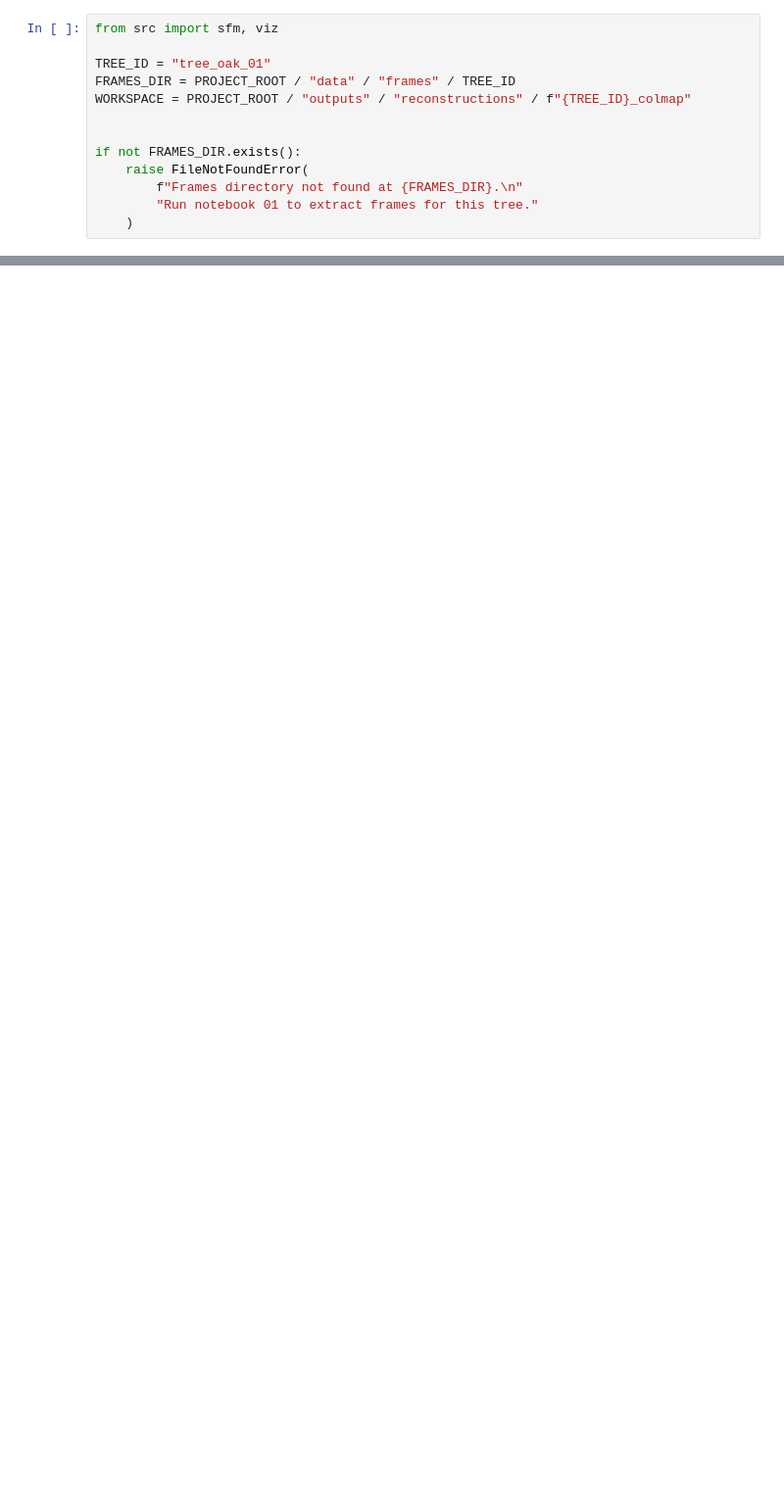
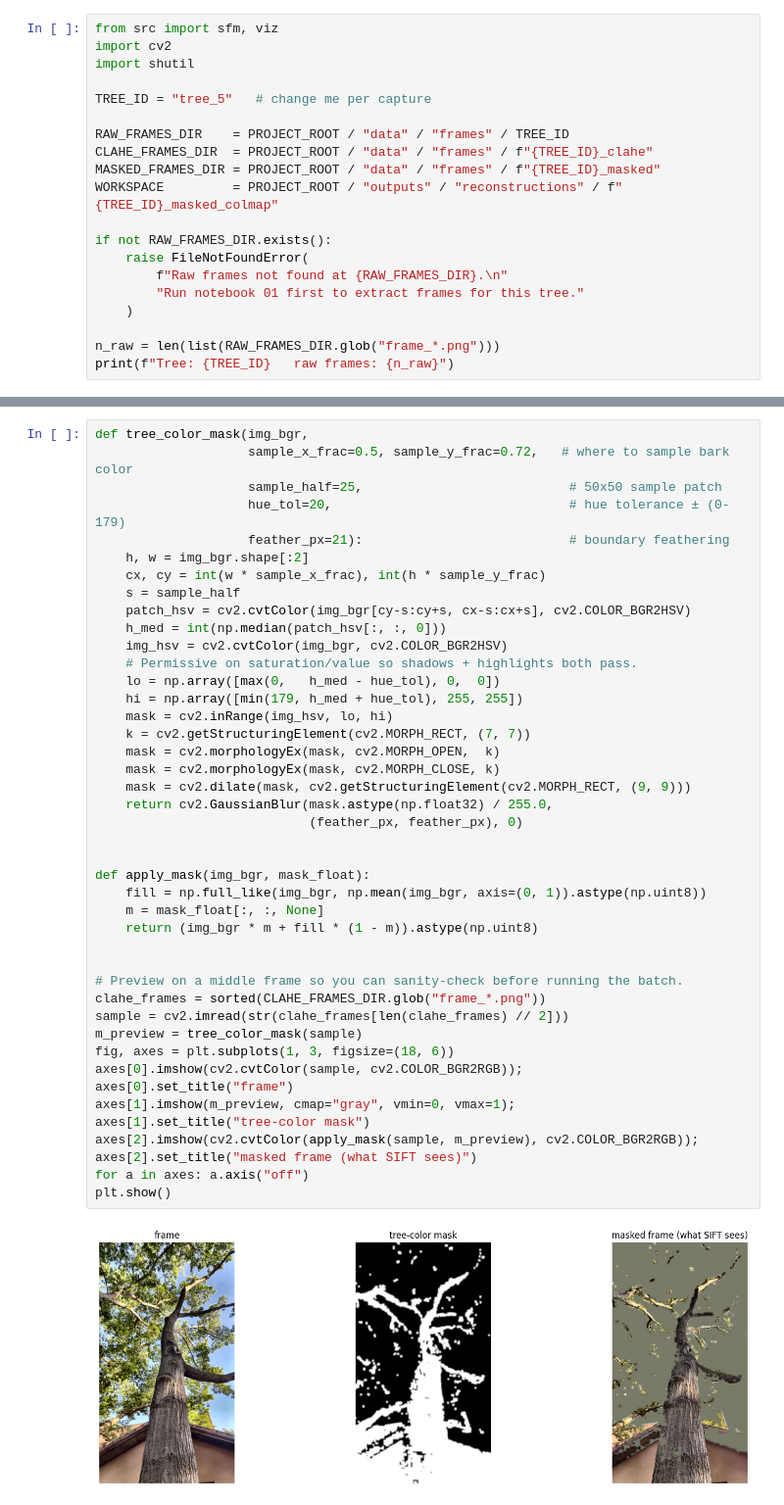
Before and after one commit to ColeVH2112/cs131_project, a Jupyter notebook: notebooks/04_sfm_colmap.ipynb, the cells around one changed output, grey strips where cells are left out. Shown at 98% size. Cells and saved outputs as stored; diff of their text form; blank space fills up the shorter version.

Commit message:
debugging and fixes to get milestone running as well as data

```diff
--- a/notebooks/04_sfm_colmap.ipynb
+++ b/notebooks/04_sfm_colmap.ipynb
@@ -36,13 +33,20 @@ import matplotlib.pyplot as plt
 # %%
 from src import sfm, viz
+import cv2
+import shutil
 
-TREE_ID = "tree_oak_01"
-FRAMES_DIR = PROJECT_ROOT / "data" / "frames" / TREE_ID
-WORKSPACE = PROJECT_ROOT / "outputs" / "reconstructions" / f"{TREE_ID}_colmap"
+TREE_ID = "tree_5"   # change me per capture
 
+RAW_FRAMES_DIR    = PROJECT_ROOT / "data" / "frames" / TREE_ID
+CLAHE_FRAMES_DIR  = PROJECT_ROOT / "data" / "frames" / f"{TREE_ID}_clahe"
+MASKED_FRAMES_DIR = PROJECT_ROOT / "data" / "frames" / f"{TREE_ID}_masked"
+WORKSPACE         = PROJECT_ROOT / "outputs" / "reconstructions" / f"{TREE_ID}_masked_colmap"
 
-if not FRAMES_DIR.exists():
+if not RAW_FRAMES_DIR.exists():
     raise FileNotFoundError(
-        f"Frames directory not found at {FRAMES_DIR}.\n"
-        "Run notebook 01 to extract frames for this tree."
+        f"Raw frames not found at {RAW_FRAMES_DIR}.\n"
+        "Run notebook 01 first to extract frames for this tree."
     )
+
+n_raw = len(list(RAW_FRAMES_DIR.glob("frame_*.png")))
+print(f"Tree: {TREE_ID}   raw frames: {n_raw}")
@@ -54,0 +88,42 @@ contains a reconstruction.
+# %%
+def tree_color_mask(img_bgr,
+                    sample_x_frac=0.5, sample_y_frac=0.72,   # where to sample bark color
+                    sample_half=25,                           # 50x50 sample patch
+                    hue_tol=20,                               # hue tolerance ± (0-179)
+                    feather_px=21):                           # boundary feathering
+    h, w = img_bgr.shape[:2]
+    cx, cy = int(w * sample_x_frac), int(h * sample_y_frac)
+    s = sample_half
+    patch_hsv = cv2.cvtColor(img_bgr[cy-s:cy+s, cx-s:cx+s], cv2.COLOR_BGR2HSV)
+    h_med = int(np.median(patch_hsv[:, :, 0]))
+    img_hsv = cv2.cvtColor(img_bgr, cv2.COLOR_BGR2HSV)
+    # Permissive on saturation/value so shadows + highlights both pass.
+    lo = np.array([max(0,   h_med - hue_tol), 0,  0])
+    hi = np.array([min(179, h_med + hue_tol), 255, 255])
+    mask = cv2.inRange(img_hsv, lo, hi)
+    k = cv2.getStructuringElement(cv2.MORPH_RECT, (7, 7))
+    mask = cv2.morphologyEx(mask, cv2.MORPH_OPEN,  k)
+    mask = cv2.morphologyEx(mask, cv2.MORPH_CLOSE, k)
+    mask = cv2.dilate(mask, cv2.getStructuringElement(cv2.MORPH_RECT, (9, 9)))
+    return cv2.GaussianBlur(mask.astype(np.float32) / 255.0,
+                            (feather_px, feather_px), 0)
+
+
+def apply_mask(img_bgr, mask_float):
+    fill = np.full_like(img_bgr, np.mean(img_bgr, axis=(0, 1)).astype(np.uint8))
+    m = mask_float[:, :, None]
+    return (img_bgr * m + fill * (1 - m)).astype(np.uint8)
+
+
+# Preview on a middle frame so you can sanity-check before running the batch.
+clahe_frames = sorted(CLAHE_FRAMES_DIR.glob("frame_*.png"))
+sample = cv2.imread(str(clahe_frames[len(clahe_frames) // 2]))
+m_preview = tree_color_mask(sample)
+fig, axes = plt.subplots(1, 3, figsize=(18, 6))
+axes[0].imshow(cv2.cvtColor(sample, cv2.COLOR_BGR2RGB));                       axes[0].set_title("frame")
+axes[1].imshow(m_preview, cmap="gray", vmin=0, vmax=1);                        axes[1].set_title("tree-color mask")
+axes[2].imshow(cv2.cvtColor(apply_mask(sample, m_preview), cv2.COLOR_BGR2RGB)); axes[2].set_title("masked frame (what SIFT sees)")
+for a in axes: a.axis("off")
+plt.show()
+# %% [output]
+[figure, added]
```
Also changed, not shown: parts of 24 cells of this notebook, 54 other files.
